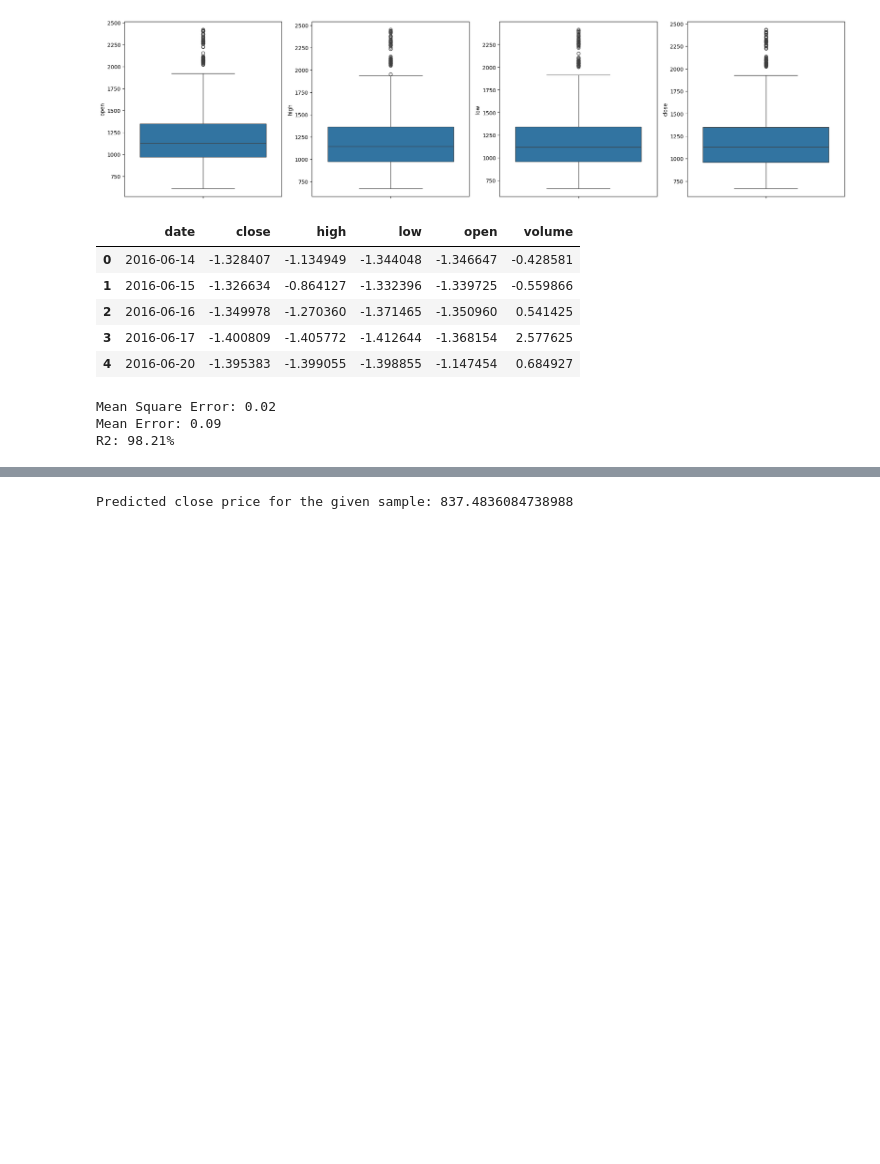
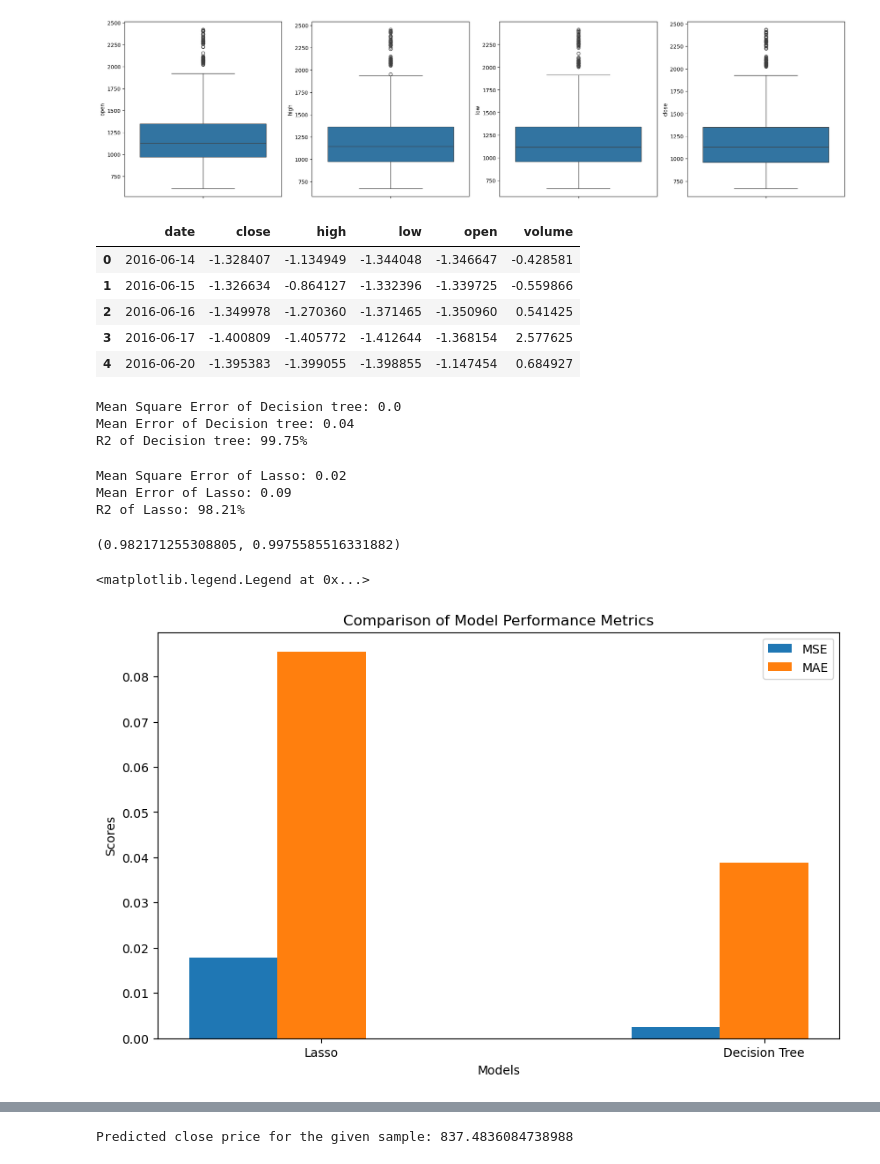
Before and after one commit to Ahmed72-AMSA/Business-Intelligence-Project, a Jupyter notebook: regression/Stoke_Price/model_regression.ipynb, the cells around one changed output, grey strips where cells are left out. Saved outputs shown, nothing was run; the diff lists cells and outputs as text; code cells hidden in the pictures; blank space fills up the shorter version.

```diff
--- a/regression/Stoke_Price/model_regression.ipynb
+++ b/regression/Stoke_Price/model_regression.ipynb
@@ -227,16 +223,60 @@ reg_tree.fit(x_train, y_train)
 
 
 y_predict_tree = reg_tree.predict(x_test)
+# %%
+from sklearn.metrics import mean_squared_error , mean_absolute_error,r2_score
+import math
+mse_tree = mean_squared_error(y_test , y_predict_tree)
+mae_tree = mean_absolute_error(y_test , y_predict_tree)
+acc_tree = r2_score(y_test , y_predict_tree)
+print(f"Mean Square Error of Decision tree: {round(mse_tree , 2)}")
+print(f"Mean Error of Decision tree: {round(mae_tree , 2)}")
+print(f"R2 of Decision tree: {round(acc_tree , 4)*100}%")
+# %% [output]
+Mean Square Error of Decision tree: 0.0
+Mean Error of Decision tree: 0.04
+R2 of Decision tree: 99.75%
 # %%
 from sklearn.metrics import mean_squared_error , mean_absolute_error,r2_score
 import math
 mse = mean_squared_error(y_test , y_predict)
 mae = mean_absolute_error(y_test , y_predict)
 acc = r2_score(y_test , y_predict)
-print(f"Mean Square Error: {round(mse , 2)}")
-print(f"Mean Error: {round(mae , 2)}")
-print(f"R2: {round(acc , 4)*100}%")
+print(f"Mean Square Error of Lasso: {round(mse , 2)}")
+print(f"Mean Error of Lasso: {round(mae , 2)}")
+print(f"R2 of Lasso: {round(acc , 4)*100}%")
 # %% [output]
-Mean Square Error: 0.02
-Mean Error: 0.09
-R2: 98.21%
+Mean Square Error of Lasso: 0.02
+Mean Error of Lasso: 0.09
+R2 of Lasso: 98.21%
+# %%
+from sklearn.metrics import explained_variance_score
+
+evs_lasso = explained_variance_score(y_test, y_predict)
+evs_tree = explained_variance_score(y_test, y_predict_tree)
+
+evs_lasso, evs_tree
+# %% [output]
+(0.982171255308805, 0.9975585516331882)
+# %%
+models = ['Lasso', 'Decision Tree']
+mse_values = [mse, mse_tree]
+mae_values = [mae, mae_tree]
+
+x = np.arange(len(models))
+width = 0.2
+
+fig, ax = plt.subplots(figsize=(10, 6))
+
+rects1 = ax.bar(x - width, mse_values, width, label='MSE')
+rects2 = ax.bar(x, mae_values, width, label='MAE')
+
+ax.set_xlabel('Models')
+ax.set_ylabel('Scores')
+ax.set_title('Comparison of Model Performance Metrics')
+ax.set_xticks(x)
+ax.set_xticklabels(models)
+ax.legend()
+# %% [output]
+<matplotlib.legend.Legend at 0x...>
+[figure, added]
```
Also changed, not shown: parts of 10 cells of this notebook.
